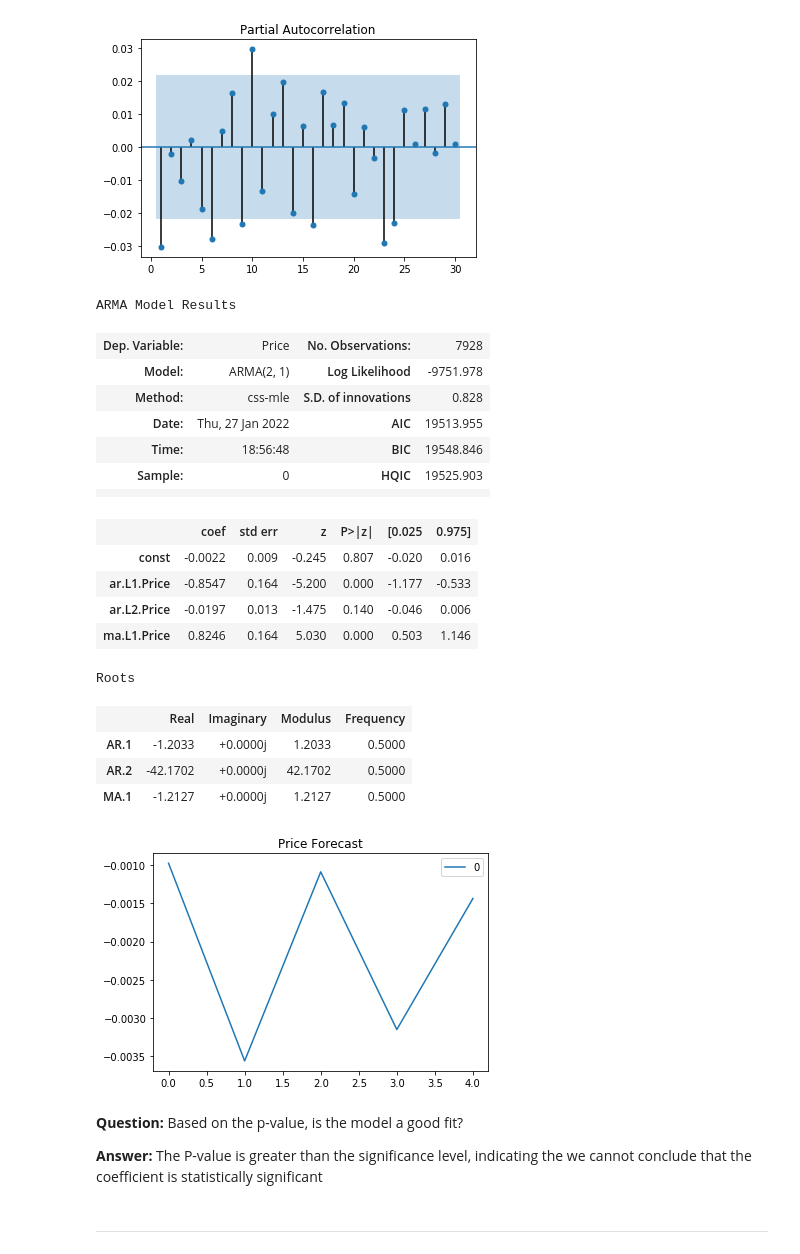
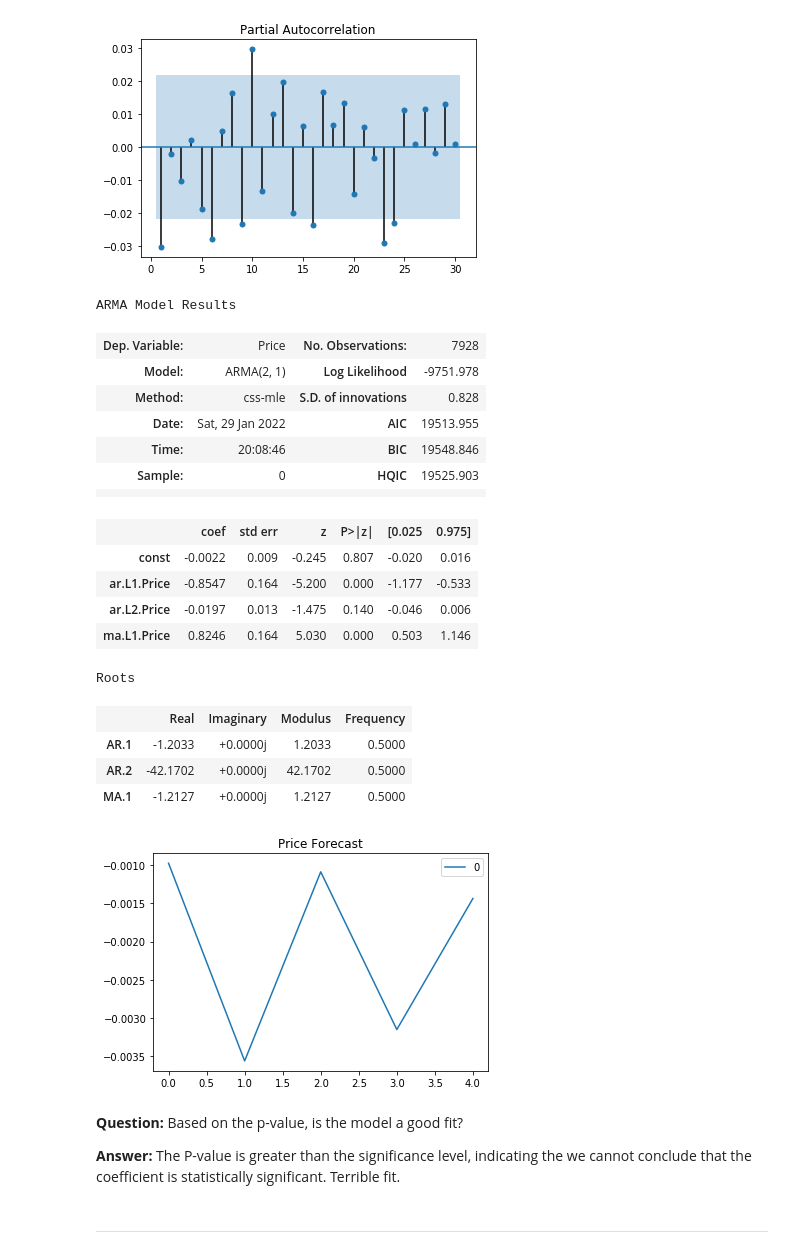
Before and after one commit to MarcusWhitelock/A-Yen-for-the-Future, a Jupyter notebook: Notebooks/time_series_analysis.ipynb, the cells around one changed output. Cells and saved outputs as stored; diff of their text form; code cells hidden in the pictures.

```diff
--- a/Notebooks/time_series_analysis.ipynb
+++ b/Notebooks/time_series_analysis.ipynb
@@ -141,20 +147,20 @@ plot_pacf(cad_jpy_returns, zero=False, lags=30);
 [figure]
 # %%
 # Estimating ARMA model using statsmodels (order=(2, 1))
-model = ARMA(cad_jpy_returns.Price, order=(2,1))
+arma_model = ARMA(cad_jpy_returns.Price, order=(2,1))
 
 # Fitting the model and assigning it to a variable called results
-cad_jpy_results_arma = model.fit()
+cad_jpy_results_arma = arma_model.fit()
 # Plottig the forecasted return for the next 5 days
 pd.DataFrame(cad_jpy_results_arma.forecast(steps=5)[0]).plot(title="Price Forecast")
 cad_jpy_results_arma.summary()
 # %% [output]
 ARMA Model Results
 | Dep. Variable: | Price | No. Observations: | 7928 |
 | Model: | ARMA(2, 1) | Log Likelihood | -9751.978 |
 | Method: | css-mle | S.D. of innovations | 0.828 |
-| Date: | Thu, 27 Jan 2022 | AIC | 19513.955 |
-| Time: | 18:56:48 | BIC | 19548.846 |
+| Date: | Sat, 29 Jan 2022 | AIC | 19513.955 |
+| Time: | 20:08:46 | BIC | 19548.846 |
 | Sample: | 0 | HQIC | 19525.903 |
 |  |  |  |  |
 |  | coef | std err | z | P>|z| | [0.025 | 0.975] |
@@ -171,7 +177,7 @@ Roots
 # %% [markdown]
 **Question:** Based on the p-value, is the model a good fit?
 
-**Answer:** The P-value is greater than the significance level, indicating the we cannot conclude that the coefficient is statistically significant
+**Answer:** The P-value is greater than the significance level, indicating the we cannot conclude that the coefficient is statistically significant. Terrible fit.
 # %% [markdown]
 ---
 # %% [markdown]
```
Also changed, not shown: parts of 5 cells of this notebook.
